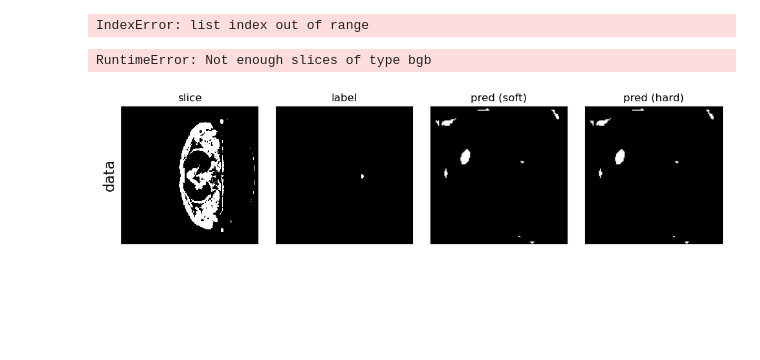
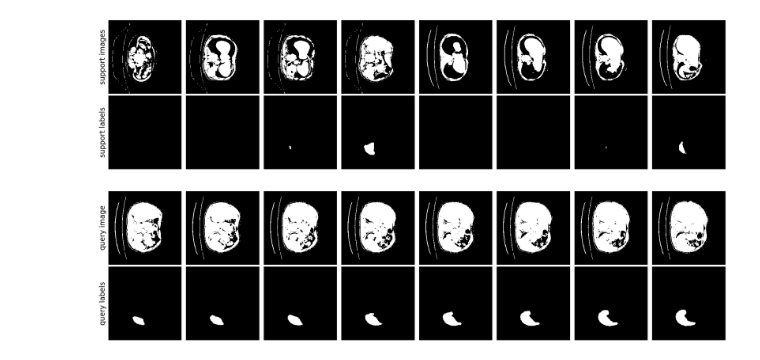
Before and after one commit to MIC-DKFZ/radioactive, a Jupyter notebook: UniverSeg3D/Testing.ipynb, the cells around one changed output. Cells and saved outputs as stored; diff of their text form; code cells hidden in the pictures; blank space fills up the shorter version.

```diff
--- a/UniverSeg3D/Testing.ipynb
+++ b/UniverSeg3D/Testing.ipynb
@@ -212,8 +16,0 @@ support_label_paths
-# %%
-fg_label = 2
-label_slices = get_slices(support_label_paths[8])
-fg_present = [int(fg_label in slice) for slice in label_slices]
-fg_present_nuanced = classify_list(fg_present)
-fg_present_nuanced
-# %% [output]
-IndexError: list index out of range
@@ -256,26 +243,0 @@ support_labels = torch.stack(support_labels).to(device)
-# %%
-# Configurable parameters
-device = 'cuda'
-
-# Obtain support slices
-volume_dir = '/home/t722s/Desktop/Datasets/amosForUniversegTest/imagesTr/'
-volume_paths = sorted([os.path.join(volume_dir, file) for file in os.listdir(volume_dir)]) # in later usage, if a random selection is desired, don't use sorted here, and use np.random.permutation later
-
-label_dir = '/home/t722s/Desktop/Datasets/amosForUniversegTest/labelsTr/'
-label_paths = sorted([os.path.join(label_dir, file) for file in os.listdir(label_dir)])
-# Split volumes, labels into support and query sets
-# volume_paths, label_paths = np.random.permutation(volume_paths), np.random.permutation(label_paths)
-n_support_volumes = 8
-support_volume_paths,   query_volume_paths  = volume_paths[:n_support_volumes], volume_paths[n_support_volumes:]
-support_label_paths,    query_label_paths   = label_paths[:n_support_volumes],  volume_paths[n_support_volumes:]
-
-
-support_slices, support_labels = get_support_slices_labels(support_volume_paths, support_label_paths, fg_label = 2, device = device)
-
-
-visualize_tensors({
-    'support images': support_slices[:8],
-    'support labels': support_labels[:8]
-})
-# %% [output]
-RuntimeError: Not enough slices of type bgb
@@ -300,6 +244,21 @@ pred = torch.sigmoid(logits)
-# %%
-res = {'data': [slice, label, pred, pred > 0.5]}
-titles = col_names=['slice', 'label', 'pred (soft)', 'pred (hard)']
-visualize_tensors(res, col_wrap=4, col_names=titles)
-# %% [output]
-[figure, removed]
+# %%
+n_viz = 8
+start = 0
+visualize_tensors({
+    'support images': support_slices[start: start+n_viz],
+    'support labels': support_labels[start: start+n_viz]
+})
+# %% [output]
+[figure, added]
+# %%
+query_slices, query_labels = get_query_slices_and_labels(query_volume_paths[0], query_label_paths[0], 1, sizeXY)
+
+n_viz = 8
+start = 30
+
+visualize_tensors({
+    'query image': query_slices[start: start+n_viz],
+    'query labels': query_labels[start: start+n_viz]
+})
+# %% [output]
+[figure, added]
```
Also changed, not shown: parts of 9 cells of this notebook, 1 other file.
